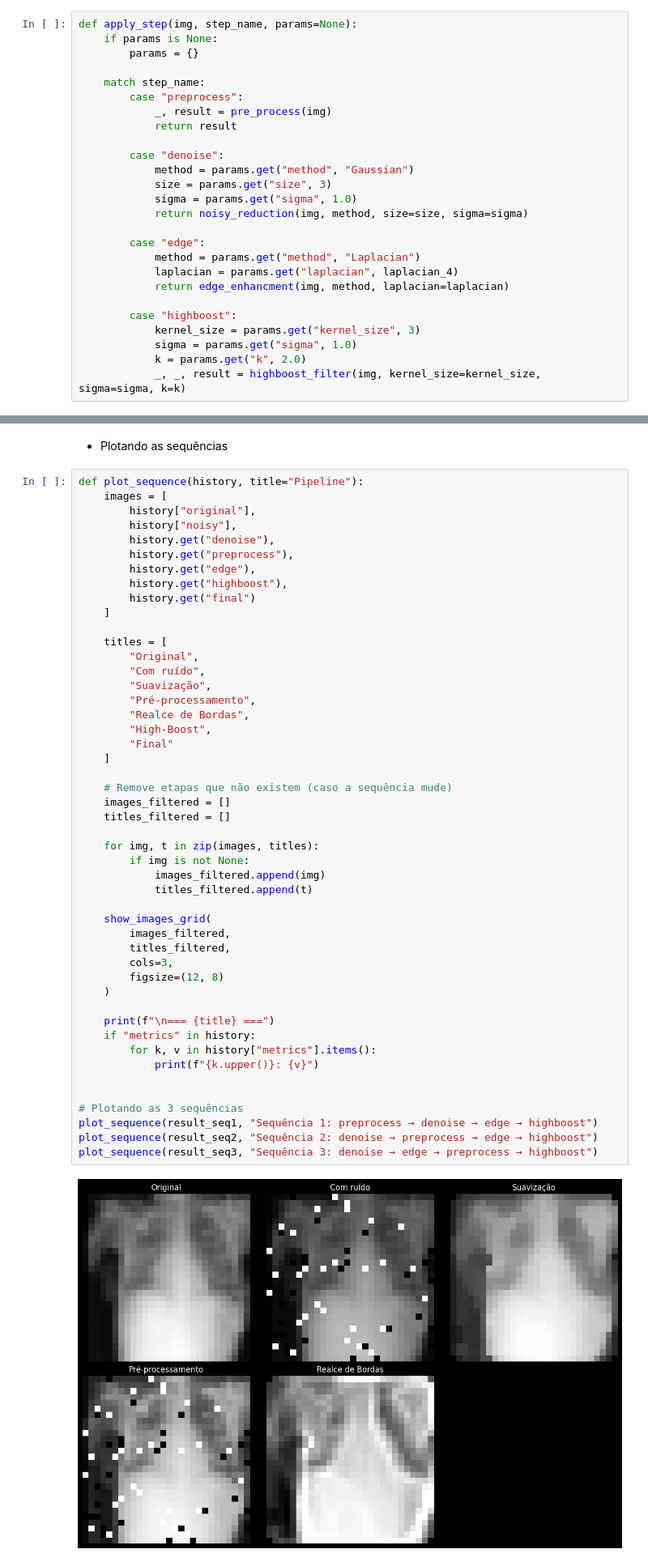
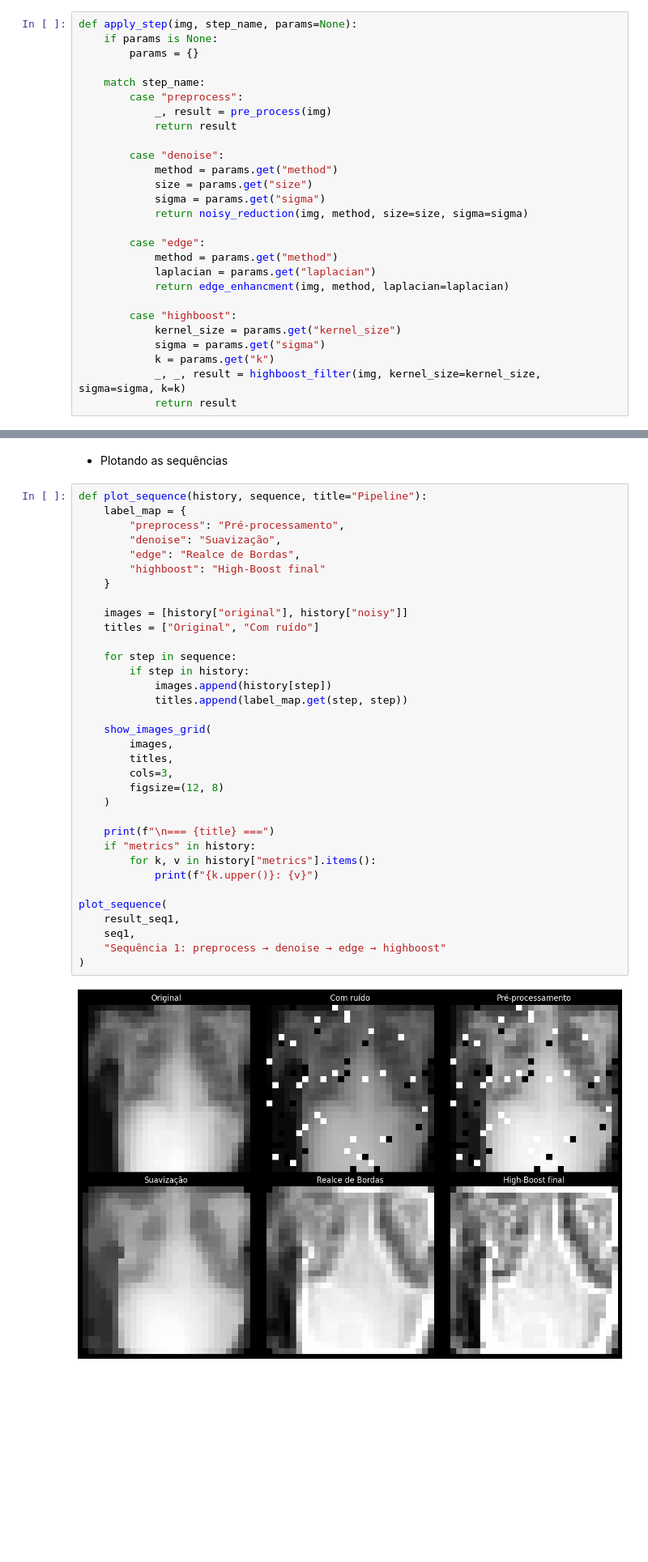
Before and after one commit to pedrxbro/digital-image-processing, a Jupyter notebook: medical-image-processing-pipeline/main.ipynb, the cells around one changed output, grey strips where cells are left out. Shown at 81% size. Cells and saved outputs as stored; diff of their text form; blank space fills up the shorter version.

Commit message:
fix: sequencia de plot da pipeline

```diff
--- a/medical-image-processing-pipeline/main.ipynb
+++ b/medical-image-processing-pipeline/main.ipynb
@@ -617,21 +617,22 @@ def apply_step(img, step_name, params=None):
             return result
 
         case "denoise":
-            method = params.get("method", "Gaussian")
-            size = params.get("size", 3)
-            sigma = params.get("sigma", 1.0)
+            method = params.get("method")
+            size = params.get("size")
+            sigma = params.get("sigma")
             return noisy_reduction(img, method, size=size, sigma=sigma)
 
         case "edge":
-            method = params.get("method", "Laplacian")
-            laplacian = params.get("laplacian", laplacian_4)
+            method = params.get("method")
+            laplacian = params.get("laplacian")
             return edge_enhancment(img, method, laplacian=laplacian)
 
         case "highboost":
-            kernel_size = params.get("kernel_size", 3)
-            sigma = params.get("sigma", 1.0)
-            k = params.get("k", 2.0)
+            kernel_size = params.get("kernel_size")
+            sigma = params.get("sigma")
+            k = params.get("k")
             _, _, result = highboost_filter(img, kernel_size=kernel_size, sigma=sigma, k=k)
+            return result
 # %% [markdown]
 - Rodar a Pipeline
 # %%
@@ -703,53 +704,39 @@ result_seq3 = run_pipeline(
 # %% [markdown]
 - Plotando as sequências
 # %%
-def plot_sequence(history, title="Pipeline"):
-    images = [
-        history["original"],
-        history["noisy"],
-        history.get("denoise"),
-        history.get("preprocess"),
-        history.get("edge"),
-        history.get("highboost"),
-        history.get("final")
-    ]
+def plot_sequence(history, sequence, title="Pipeline"):
+    label_map = {
+        "preprocess": "Pré-processamento",
+        "denoise": "Suavização",
+        "edge": "Realce de Bordas",
+        "highboost": "High-Boost final"
+    }
 
-    titles = [
-        "Original",
-        "Com ruído",
-        "Suavização",
-        "Pré-processamento",
-        "Realce de Bordas",
-        "High-Boost",
-        "Final"
-    ]
+    images = [history["original"], history["noisy"]]
+    titles = ["Original", "Com ruído"]
 
-    # Remove etapas que não existem (caso a sequência mude)
-    images_filtered = []
-    titles_filtered = []
-
-    for img, t in zip(images, titles):
-        if img is not None:
-            images_filtered.append(img)
-            titles_filtered.append(t)
+    for step in sequence:
+        if step in history:
+            images.append(history[step])
+            titles.append(label_map.get(step, step))
 
     show_images_grid(
-        images_filtered,
-        titles_filtered,
+        images,
+        titles,
         cols=3,
         figsize=(12, 8)
     )
 
     print(f"\n=== {title} ===")
     if "metrics" in history:
         for k, v in history["metrics"].items():
             print(f"{k.upper()}: {v}")
 
-
-# Plotando as 3 sequências
-plot_sequence(result_seq1, "Sequência 1: preprocess → denoise → edge → highboost")
-plot_sequence(result_seq2, "Sequência 2: denoise → preprocess → edge → highboost")
-plot_sequence(result_seq3, "Sequência 3: denoise → edge → preprocess → highboost")
+plot_sequence(
+    result_seq1,
+    seq1,
+    "Sequência 1: preprocess → denoise → edge → highboost"
+)
 # %% [output]
-[figure, old version]
+[figure, new version]
 === Sequência 1: preprocess → denoise → edge → highboost ===
```
Also changed, not shown: parts of 1 cell of this notebook.
